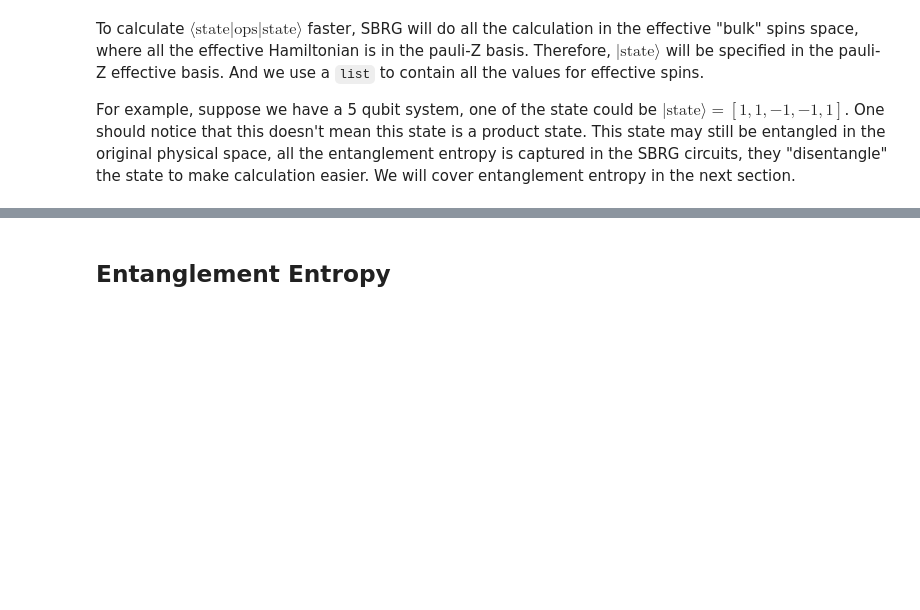
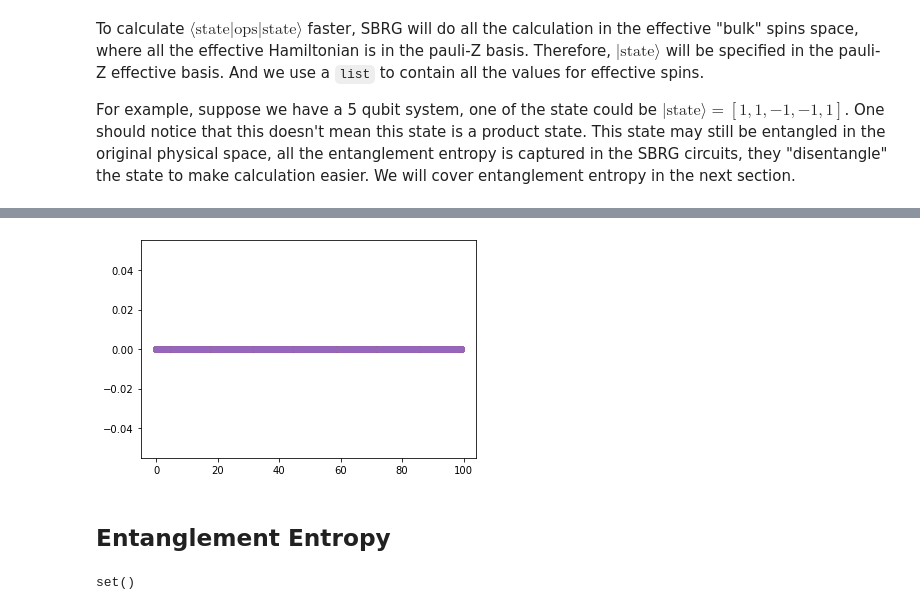
Before and after one commit to tsgaurav/SBRG_boundary_criticality, a Jupyter notebook: documentation.ipynb, the cells around one changed output, grey strips where cells are left out. Cells and saved outputs as stored; diff of their text form; code cells hidden in the pictures; blank space fills up the shorter version.

```diff
--- a/documentation.ipynb
+++ b/documentation.ipynb
@@ -302,2 +364,11 @@ For example, suppose we have a 5 qubit system, one of the state could be $|\text
+# %%
+for i, K in enumerate(K_array):
+    plt.scatter(x_data, mag_array[i,:]/n_runs)
+# %% [output]
+[figure, added]
 # %% [markdown]
 ## Entanglement Entropy
+# %%
+set()
+# %% [output]
+set()
```
Also changed, not shown: parts of 12 cells of this notebook, 18 other files.
